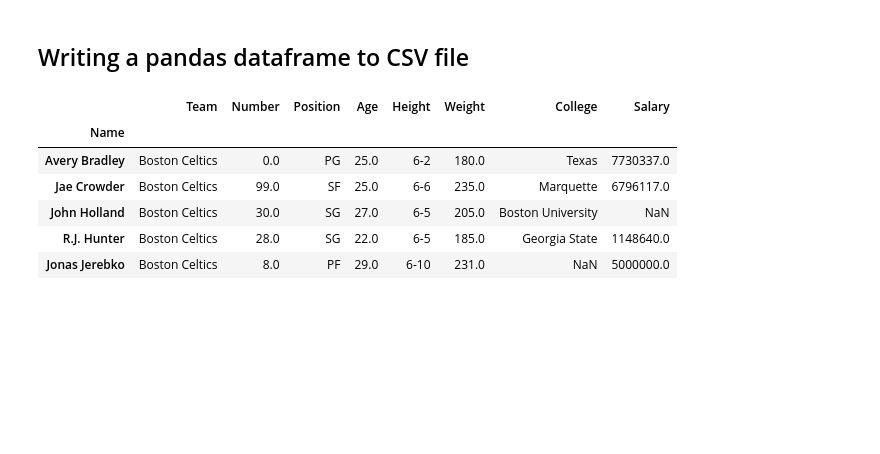
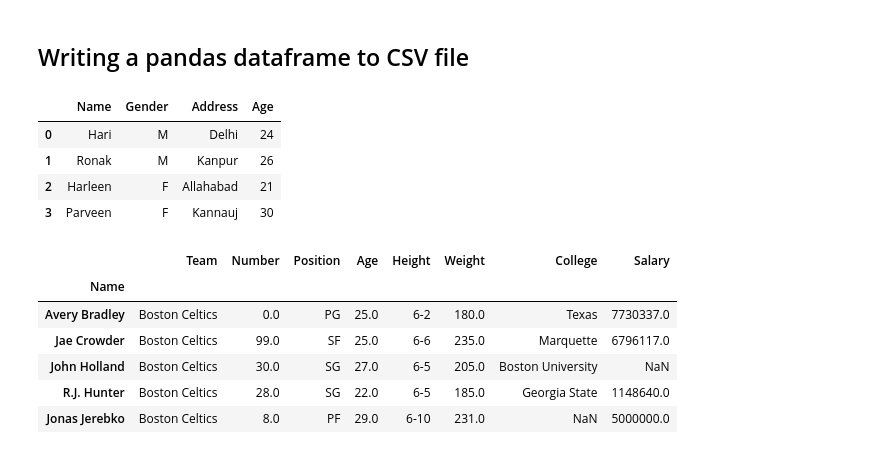
Before and after one commit to akshaypache/Python, a Jupyter notebook: DataSciencePython/005_Pandas.ipynb, the cells around one changed output. Cells and saved outputs as stored; diff of their text form; code cells hidden in the pictures; blank space fills up the shorter version.

```diff
--- a/DataSciencePython/005_Pandas.ipynb
+++ b/DataSciencePython/005_Pandas.ipynb
@@ -452,18 +474,25 @@ Successfully installed xlsxwriter-3.0.3
 # %%
 # Import pandas package
 import pandas as pd
 
 # Define a dictionary containing data
 data = {'Name':['Hari', 'Ronak', 'Harleen', 'Parveen'],
         'Gender':["M", "M", "F", "F"],
         'Address':['Delhi', 'Kanpur', 'Allahabad', 'Kannauj'],
         'Age':[24, 26, 21, 30]}
 
 # Convert the dictionary into DataFrame
 df = pd.DataFrame(data)
 
 # saving the dataframe
 df.to_csv('myfile.csv')
+df
+# %% [output]
+|  | Name | Gender | Address | Age |
+| 0 | Hari | M | Delhi | 24 |
+| 1 | Ronak | M | Kanpur | 26 |
+| 2 | Harleen | F | Allahabad | 21 |
+| 3 | Parveen | F | Kannauj | 30 |
 # %%
 import pandas as pd
 
```
Also changed, not shown: parts of 7 cells of this notebook, 2 other files.
